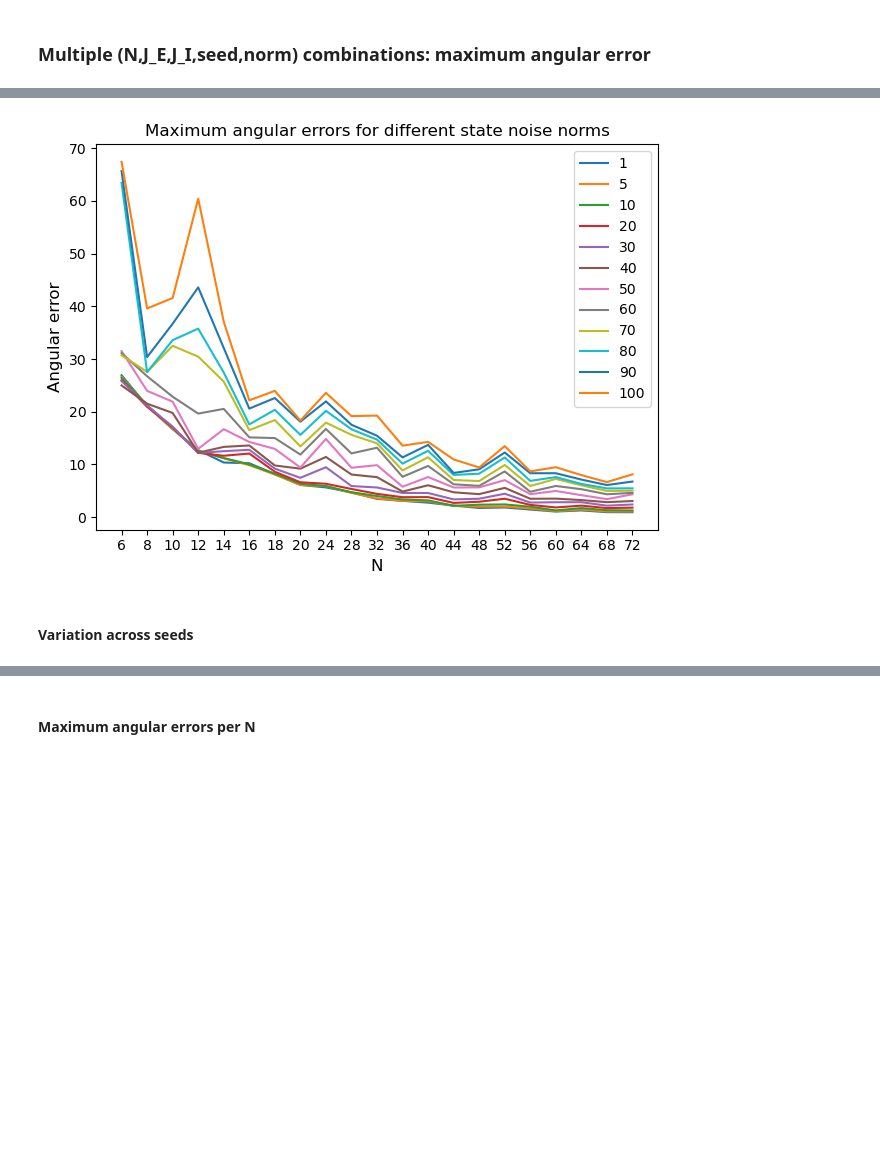
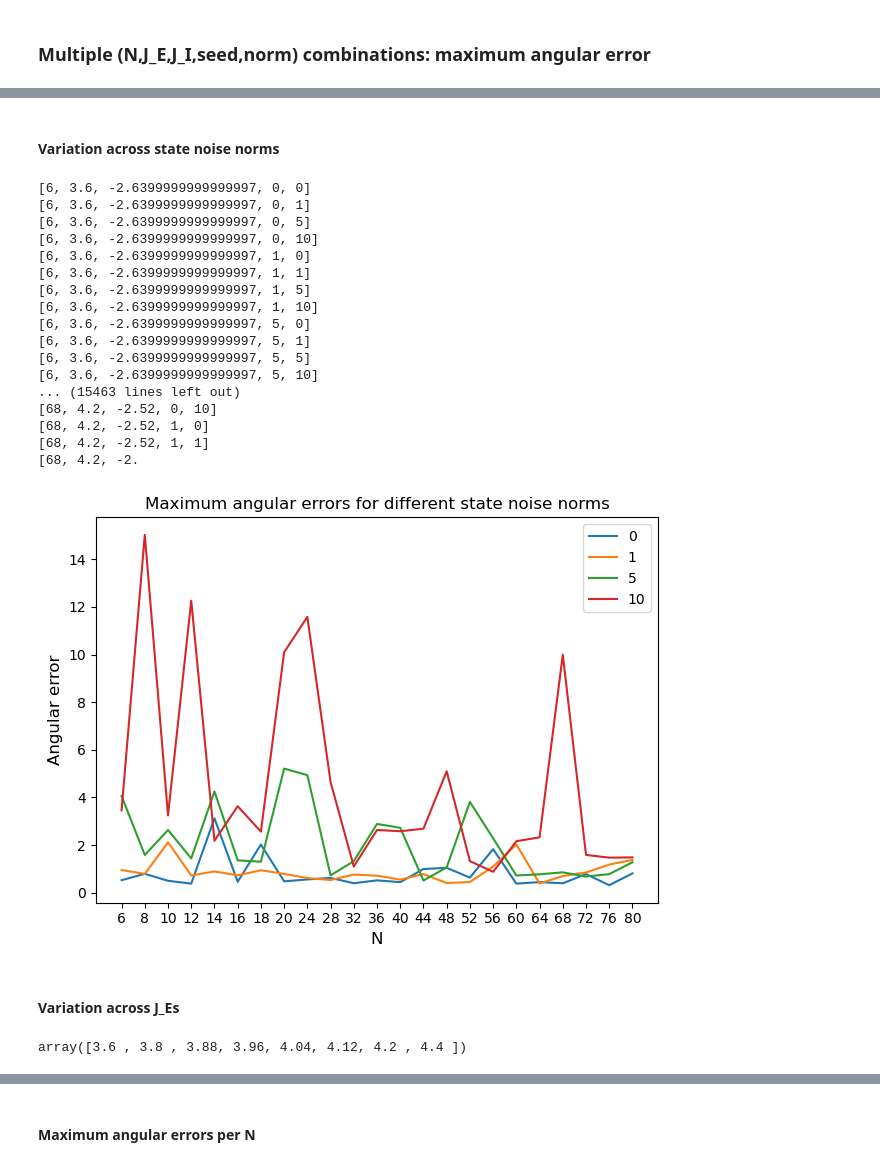
Before and after one commit to bics-rug/Attractor_based_memory_robustness, a Jupyter notebook: weight_state_noise.ipynb, the cells around one changed output, grey strips where cells are left out. Cells and saved outputs as stored; diff of their text form; code cells hidden in the pictures; blank space fills up the shorter version.

```diff
--- a/weight_state_noise.ipynb
+++ b/weight_state_noise.ipynb
@@ -531,20 +531,25 @@ short_valid_JE_JI = [(10, -9),
                              (4, -3),
                              (3, -2)
                        ]
+
+weight_norms = [0,1,2,3,4,5,6,7,8,9,10]
+state_norms = [0,1,2,3,4,5,6,7,8,9,10]
+JEs = 4 + np.array([-10,-9,-8,-7,-6,-5,-4,-3,-2,-1,0,1,2,3,4,5,6,7,8,9,10]) / 100 * 4
+JIs = -2.4 + np.array([-10,-9,-8,-7,-6,-5,-4,-3,-2,-1,0,1,2,3,4,5,6,7,8,9,10]) / 100 * 2.4
 # %%
-tau, c_ff = 1, 1
+tau, c_ff = 0.1, 1
 transfer_function = ReLU
-maxT = 20
-n_timesteps = maxT
+maxT = 0.010
+n_timesteps = 2
 t = np.linspace(0,maxT,n_timesteps)
 num_seeds = 10
 np.random.seed(0)
 seeds = np.random.randint(0, 2**15, size=num_seeds)
-norms = [1,5,10,20,30,40,50,60,70,80,90,100]
-weight_norms = [0.01, 1, 5, 10, 50]
-state_norms = [1,5,10,50,100]
+#norms = [1,5,10,20,30,40,50,60,70,80,90,100]
+#weight_norms = [0.01, 1, 5, 10, 50]
+#state_norms = [1,5,10,50,100]
 
-N_range = np.concatenate((np.arange(6,20,2), np.arange(20,76,4)))
-#N_range = np.arange(20,76,4)
+N_range = np.concatenate((np.arange(6,20,2), np.arange(20,84,4)))
+N_range = np.arange(60,84,4)
 # %% [markdown]
 ##### Run simulations over all parameter combinations
@@ -608,12 +601,13 @@ KeyboardInterrupt:
 # %% [markdown]
 ### Single combination: maximum angular error
 # %%
-N, J_E, J_I, seed, norm = 20, 8, -5, seeds[0], norms[2]
-with open("results//all_JE_JI//state_noise//angle_errors_{}_{}_{}.pkl".format(N,J_E,J_I), "rb") as f:
+N, J_E, J_I, weight_norm, state_norm = 6, 4.0, -2.4, 5, 5
+with open("results//all_JE_JI//weight_state_noise_per_step//angle_errors_{}_{}_{}.pkl".format(N,round(J_E,2),round(J_I,2)), "rb") as f:
         results = pickle.load(f)
-angle_errors = results[(N,J_E,J_I,seed,norm)][0]
+trajectories = results[(N,J_E,J_I,weight_norm,state_norm)][0]
+angle_errors = get_angle_diffs(trajectories)[0]
 
 plt.plot(angle_errors)
-plt.title('Angular errors for (N, J_E, seed, norm)=({},{},{},{})'.format(N,J_E,seed,norm))
+plt.title('Angular errors for (N, J_E, J_I, weight_norm, state_norm)=({},{},{},{},{})'.format(N,J_E,J_I,weight_norm,state_norm))
 plt.xlabel('Trajectory id')
 plt.ylabel('Angular error (degrees)')
@@ -652,0 +698,6 @@ def extract_angle_errors(N_range,valid_JE_JI,filter_bool,filter_idx,filter_value
+# %%
+N_range = np.concatenate((np.arange(6,20,2), np.arange(20,56,4)))
+JEs = 4 + np.array([-10,-5,-3,-1,1,3,5,10]) / 100 * 4
+JIs = -2.4 + np.array([-10,-5,-3,-1,1,3,5,10]) / 100 * 2.4
+weight_norms = [1,3,5,10]
+state_norms = [1,3,5,10]
@@ -653,17 +722,40 @@ def extract_angle_errors(N_range,valid_JE_JI,filter_bool,filter_idx,filter_value
+# %% [markdown]
+#### Variation across state noise norms
 # %%
 filter_bool=True
 filter_idx=-1
-for norm in norms:
-    angle_errors, counts = extract_angle_errors(N_range,valid_JE_JI,filter_bool,filter_idx,norm)
-    plt.plot(angle_errors, label=f'{norm}')
+for state_norm in state_norms:
+    angle_errors, counts = extract_angle_errors(N_range,filter_bool,filter_idx,state_norm)
+    plt.plot(angle_errors, label=f'{state_norm}')
 plt.legend()
 plt.xticks(np.arange(len(angle_errors)),N_range)
 plt.title('Maximum angular errors for different state noise norms',fontsize=12)
 plt.xlabel('N',fontsize=12)
 plt.ylabel('Angular error',fontsize=12)
 plt.tight_layout()
-plt.savefig('results//graphs//state_max_angular_errors_per_norm.png')
+plt.savefig('results//graphs//state_max_angular_errors_per_state_norm.png')
 # %% [output]
+[6, 3.6, -2.6399999999999997, 0, 0]
+[6, 3.6, -2.6399999999999997, 0, 1]
+[6, 3.6, -2.6399999999999997, 0, 5]
+[6, 3.6, -2.6399999999999997, 0, 10]
+[6, 3.6, -2.6399999999999997, 1, 0]
+[6, 3.6, -2.6399999999999997, 1, 1]
+[6, 3.6, -2.6399999999999997, 1, 5]
+[6, 3.6, -2.6399999999999997, 1, 10]
+[6, 3.6, -2.6399999999999997, 5, 0]
+[6, 3.6, -2.6399999999999997, 5, 1]
+[6, 3.6, -2.6399999999999997, 5, 5]
+[6, 3.6, -2.6399999999999997, 5, 10]
+... (15463 lines left out)
+[68, 4.2, -2.52, 0, 10]
+[68, 4.2, -2.52, 1, 0]
+[68, 4.2, -2.52, 1, 1]
+[68, 4.2, -2.
-[figure, old version]
+[figure, new version]
 # %% [markdown]
-#### Variation across seeds
+#### Variation across J_Es
+# %%
+JEs
+# %% [output]
+array([3.6 , 3.8 , 3.88, 3.96, 4.04, 4.12, 4.2 , 4.4 ])
```
Also changed, not shown: parts of 13 cells of this notebook.
